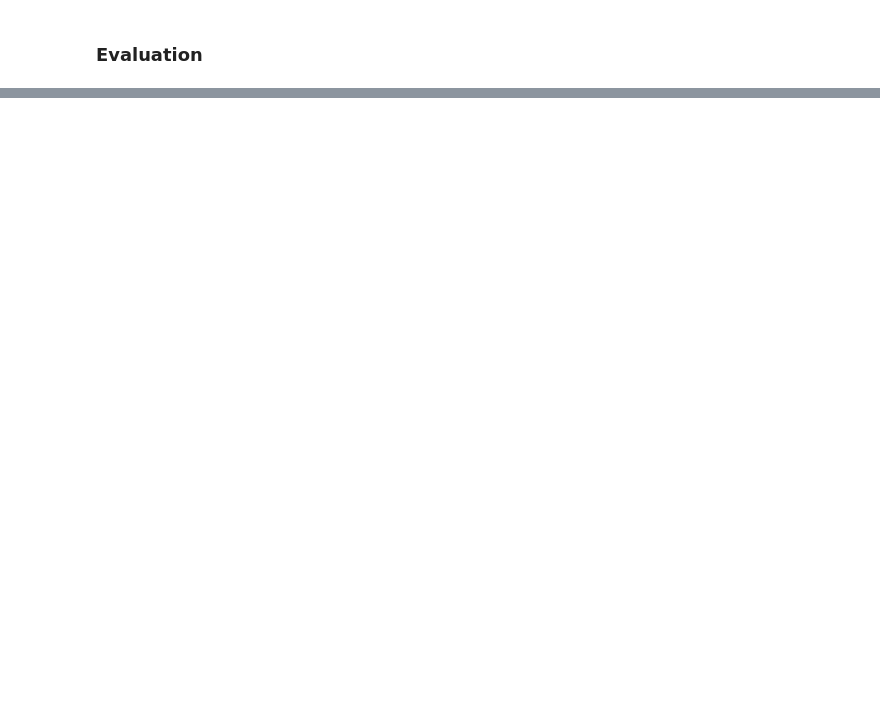
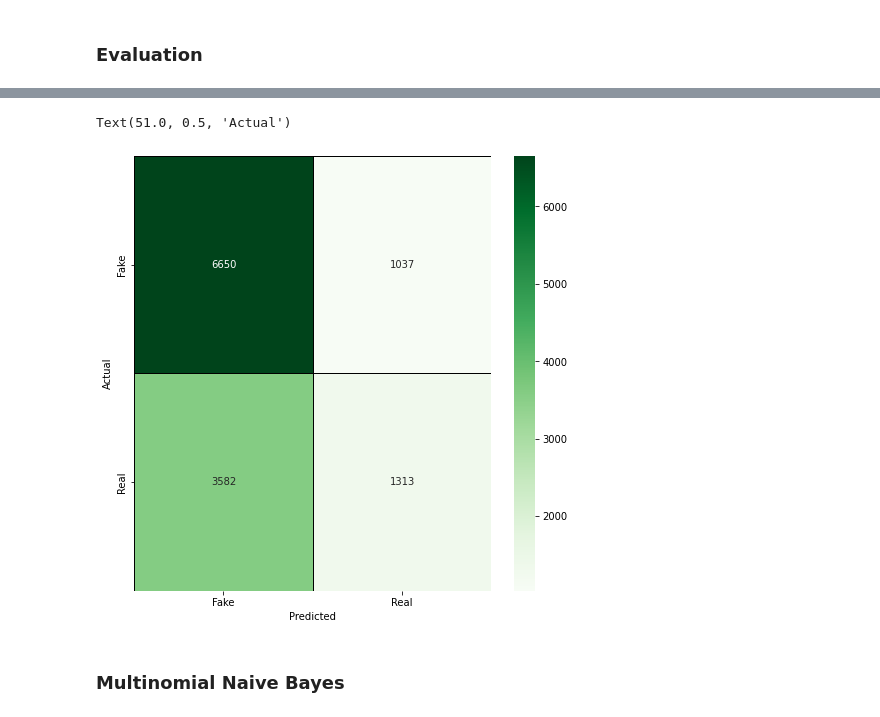
Before and after one commit to linksaiyajin/ML-Project, a Jupyter notebook: fake-news-classification.ipynb, the cells around one changed output, grey strips where cells are left out. Saved outputs shown, nothing was run; the diff lists cells and outputs as text; code cells hidden in the pictures; blank space fills up the shorter version.

Commit message:
Kaggle Notebook | Fake News Classification | Version 14

```diff
--- a/fake-news-classification.ipynb
+++ b/fake-news-classification.ipynb
@@ -117,7 +100,7 @@ sns.countplot(x=news.category)
 # %%
-dataviz = pd.concat([news,fake1,real_fake])
+# dataviz = pd.concat([news,fake1,real_fake])
 
-plt.figure(figsize = (12,8))
-sns.set(style = "darkgrid")
-chart = sns.countplot(x = "subject", hue = "category" , data = dataviz)
-chart.set_xticklabels(chart.get_xticklabels(),rotation=90);
+# plt.figure(figsize = (12,8))
+# sns.set(style = "darkgrid")
+# chart = sns.countplot(x = "subject", hue = "category" , data = dataviz)
+# chart.set_xticklabels(chart.get_xticklabels(),rotation=90);
@@ -256,3 +246,3 @@ df1.groupby('text').sum()['count'].sort_values(ascending=False).iplot(
 # %%
-x_train,x_test,y_train,y_test = train_test_split(all_news.text,all_news.category, test_size = 0.2, random_state = 27)
-x_train,x_val,y_train,y_val = train_test_split(x_train, y_train, test_size = 0.2, random_state = 27)
+x_train,x_val,y_train,y_val = train_test_split(all_news.text,all_news.category, test_size = 0.4, random_state = 42)
+x_val,x_test,y_val,y_test = train_test_split(x_val, y_val, test_size = 0.5, random_state = 42)
@@ -258,0 +267,6 @@ x_train,x_val,y_train,y_val = train_test_split(x_train, y_train, test_size = 0.2
+# %%
+tokenizer = text.Tokenizer(num_words=max_features, oov_token='<oov>')
+tokenizer.fit_on_texts(x_train)
+
+tokenized_train = tokenizer.texts_to_sequences(x_train)
+x_train = sequence.pad_sequences(tokenized_train, maxlen=maxlen)
@@ -398,0 +476,9 @@ plt.plot(fpr,tpr)
+# %%
+from sklearn.linear_model import LogisticRegression
+
+logR = LogisticRegression()
+logR.fit(x_train,y_train)
+
+log_preds = logR.predict(x_test)
+
+print(classification_report(y_test, log_preds, target_names = ['Fake','Real']))
@@ -398,0 +494,12 @@ plt.plot(fpr,tpr)
+# %%
+cm_log = confusion_matrix(y_test,log_preds)
+cm_log = pd.DataFrame(cm_log , index = ['Fake','Real'] , columns = ['Fake','Real'])
+plt.figure(figsize = (8,8))
+sns.heatmap(cm_log,cmap= "Greens", linecolor = 'black' , linewidth = 1 , annot = True, fmt='' , xticklabels = ['Fake','Real'] , yticklabels = ['Fake','Real'])
+plt.xlabel("Predicted")
+plt.ylabel("Actual")
+# %% [output]
+Text(51.0, 0.5, 'Actual')
+[figure, added]
+# %% [markdown]
+### Multinomial Naive Bayes
```
Also changed, not shown: parts of 56 cells of this notebook.
